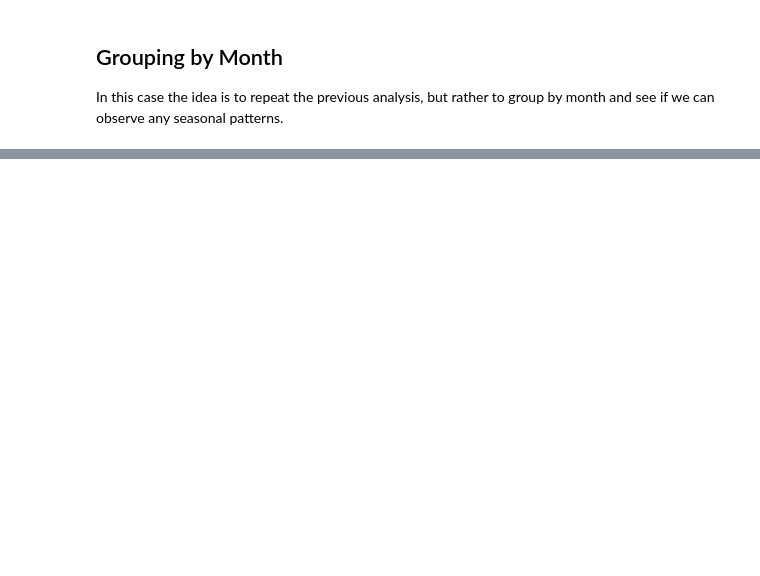
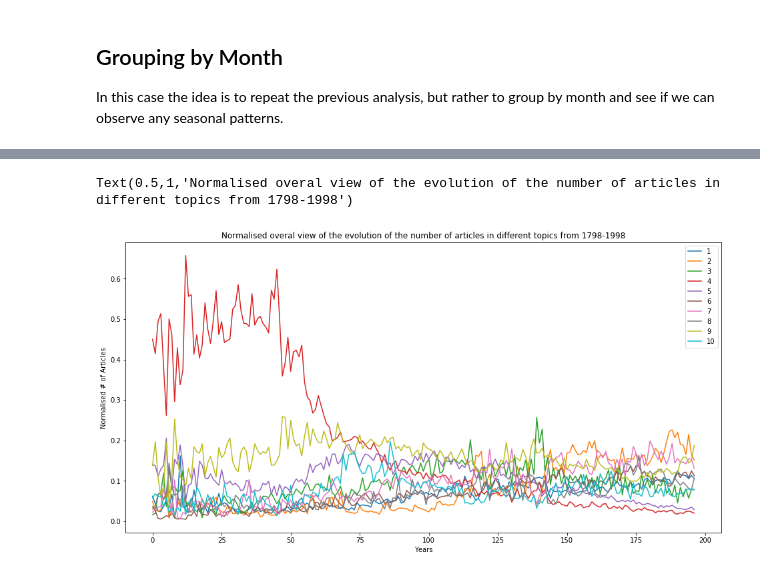
Before and after one commit to denhardt/ADA2017_GroupWork, a Jupyter notebook: Project/Milestone 3.ipynb, the cells around one changed output, grey strips where cells are left out. Drawn from its saved outputs; the diff is of its cells as text; code cells hidden in the pictures; blank space fills up the shorter version.

```diff
--- a/Project/Milestone 3.ipynb
+++ b/Project/Milestone 3.ipynb
@@ -258,0 +281,10 @@ In this case the idea is to repeat the previous analysis, but rather to group by
+# %%
+for i in topic_cols:
+    ax = df_norm[i].plot(kind='line', figsize=(16,8), legend=True)
+
+ax.set_xlabel('Years')
+ax.set_ylabel('Normalised # of Articles')
+ax.set_title('Normalised overal view of the evolution of the number of articles in different topics from 1798-1998')
+# %% [output]
+Text(0.5,1,'Normalised overal view of the evolution of the number of articles in different topics from 1798-1998')
+[figure, added]
```
Also changed, not shown: parts of 10 cells of this notebook.
